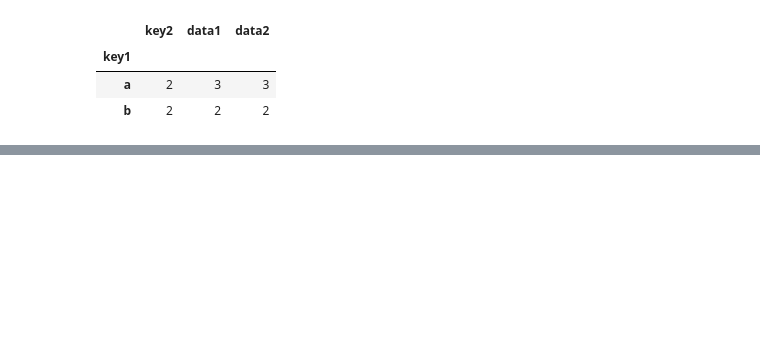
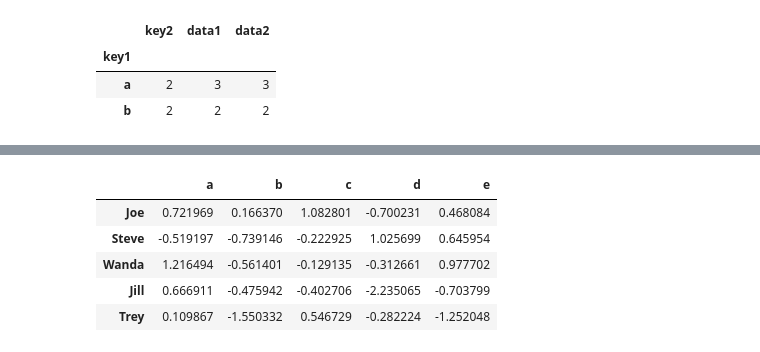
Before and after one commit to jayilpark/Pandas, a Jupyter notebook: PD_practice_ch.10.ipynb, the cells around one changed output, grey strips where cells are left out. Saved outputs shown, nothing was run; the diff lists cells and outputs as text; code cells hidden in the pictures; blank space fills up the shorter version.

```diff
--- a/PD_practice_ch.10.ipynb
+++ b/PD_practice_ch.10.ipynb
@@ -163,0 +254,16 @@ df.groupby("key1").count()
+# %%
+# Grouping with Dictionaries and Series
+
+# grouping information may exist in a form other than an array
+
+people = pd.DataFrame(np.random.standard_normal((5,5)),
+                      columns=["a","b","c","d","e"],
+                      index=["Joe","Steve","Wanda","Jill","Trey"])
+people
+# %% [output]
+|  | a | b | c | d | e |
+| Joe | 0.721969 | 0.166370 | 1.082801 | -0.700231 | 0.468084 |
+| Steve | -0.519197 | -0.739146 | -0.222925 | 1.025699 | 0.645954 |
+| Wanda | 1.216494 | -0.561401 | -0.129135 | -0.312661 | 0.977702 |
+| Jill | 0.666911 | -0.475942 | -0.402706 | -2.235065 | -0.703799 |
+| Trey | 0.109867 | -1.550332 | 0.546729 | -0.282224 | -1.252048 |
```
Also changed, not shown: parts of 21 cells of this notebook.
